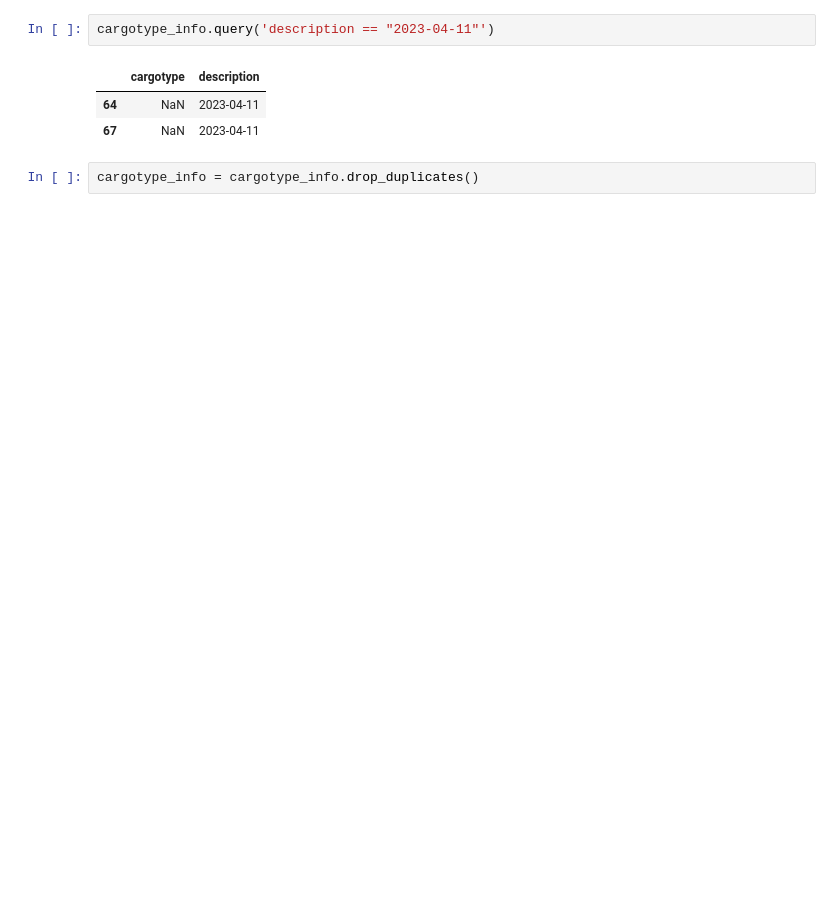
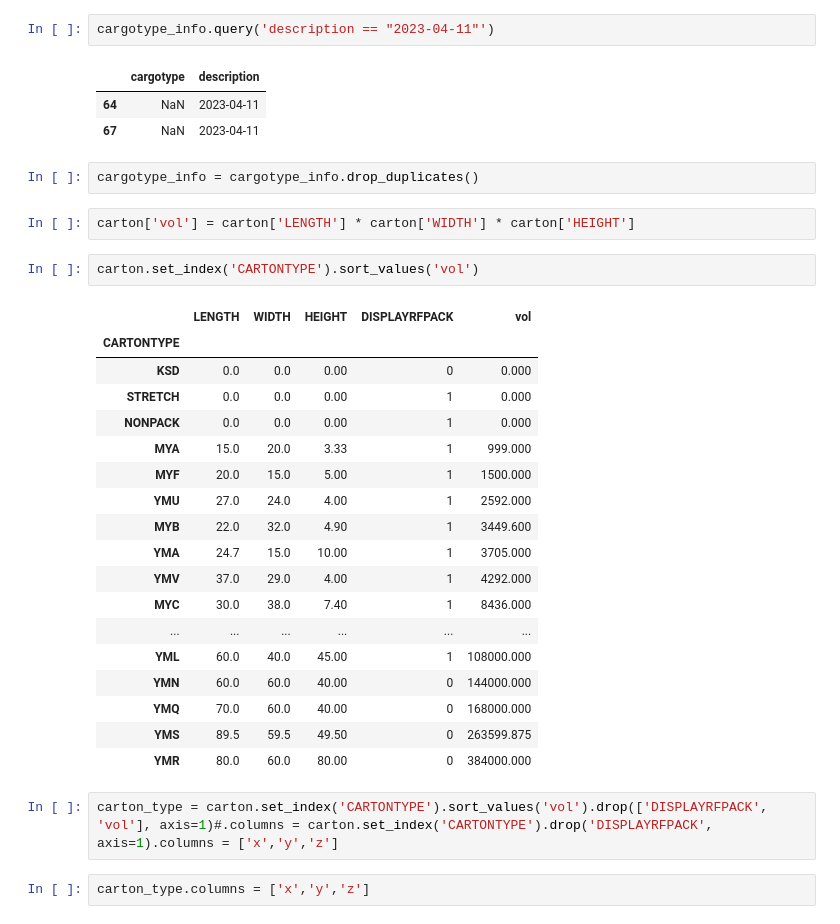
Before and after one commit to johnmcv761/Ya_hackaton_package_choose, a Jupyter notebook: base.ipynb, the cells around one changed output. Cells and saved outputs as stored; diff of their text form; blank space fills up the shorter version.

```diff
--- a/base.ipynb
+++ b/base.ipynb
@@ -30,3 +51,30 @@ cargotype_info.query('description == "2023-04-11"')
 | 67 | NaN | 2023-04-11 |
 # %%
 cargotype_info = cargotype_info.drop_duplicates()
+# %%
+carton['vol'] = carton['LENGTH'] * carton['WIDTH'] * carton['HEIGHT']
+# %%
+carton.set_index('CARTONTYPE').sort_values('vol')
+# %% [output]
+|  | LENGTH | WIDTH | HEIGHT | DISPLAYRFPACK | vol |
+| CARTONTYPE |  |  |  |  |  |
+| KSD | 0.0 | 0.0 | 0.00 | 0 | 0.000 |
+| STRETCH | 0.0 | 0.0 | 0.00 | 1 | 0.000 |
+| NONPACK | 0.0 | 0.0 | 0.00 | 1 | 0.000 |
+| MYA | 15.0 | 20.0 | 3.33 | 1 | 999.000 |
+| MYF | 20.0 | 15.0 | 5.00 | 1 | 1500.000 |
+| YMU | 27.0 | 24.0 | 4.00 | 1 | 2592.000 |
+| MYB | 22.0 | 32.0 | 4.90 | 1 | 3449.600 |
+| YMA | 24.7 | 15.0 | 10.00 | 1 | 3705.000 |
+| YMV | 37.0 | 29.0 | 4.00 | 1 | 4292.000 |
+| MYC | 30.0 | 38.0 | 7.40 | 1 | 8436.000 |
+| ... | ... | ... | ... | ... | ... |
+| YML | 60.0 | 40.0 | 45.00 | 1 | 108000.000 |
+| YMN | 60.0 | 60.0 | 40.00 | 0 | 144000.000 |
+| YMQ | 70.0 | 60.0 | 40.00 | 0 | 168000.000 |
+| YMS | 89.5 | 59.5 | 49.50 | 0 | 263599.875 |
+| YMR | 80.0 | 60.0 | 80.00 | 0 | 384000.000 |
+# %%
+carton_type = carton.set_index('CARTONTYPE').sort_values('vol').drop(['DISPLAYRFPACK', 'vol'], axis=1)#.columns = carton.set_index('CARTONTYPE').drop('DISPLAYRFPACK', axis=1).columns = ['x','y','z']
+# %%
+carton_type.columns = ['x','y','z']
```
Also changed, not shown: parts of 32 cells of this notebook.
